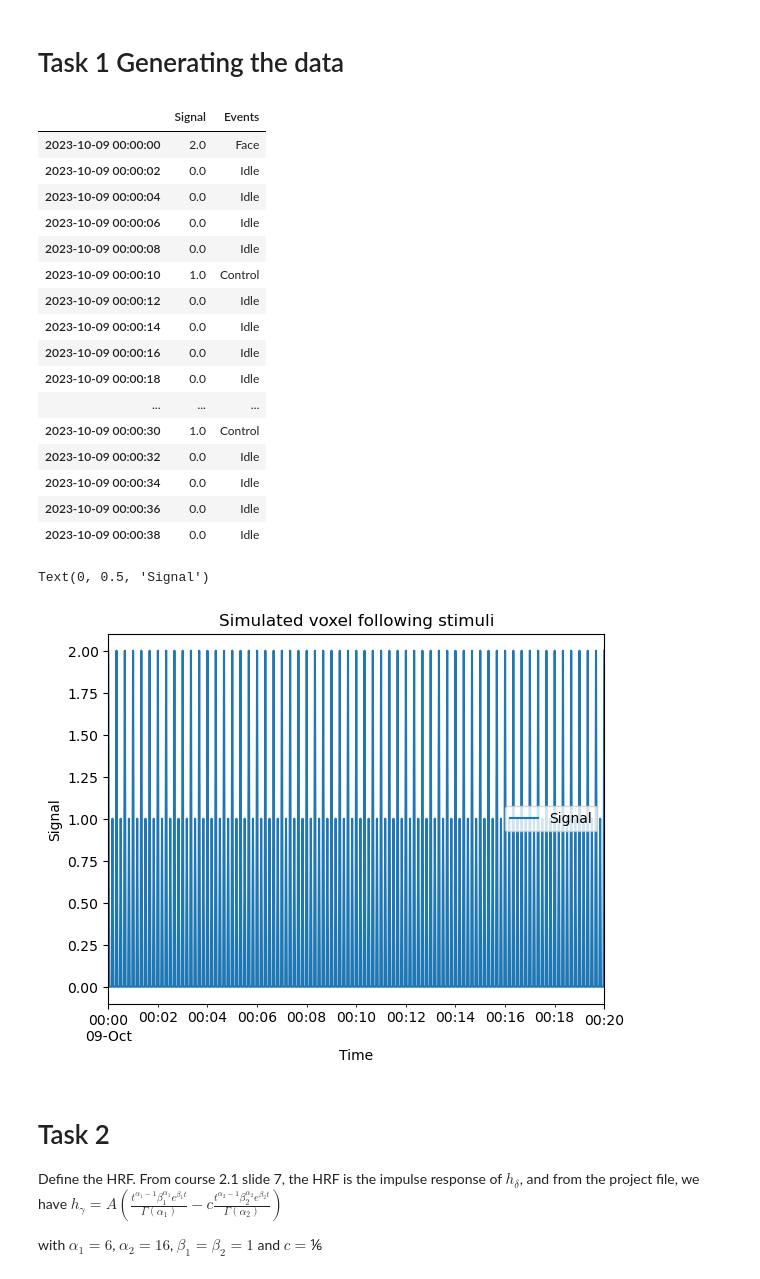
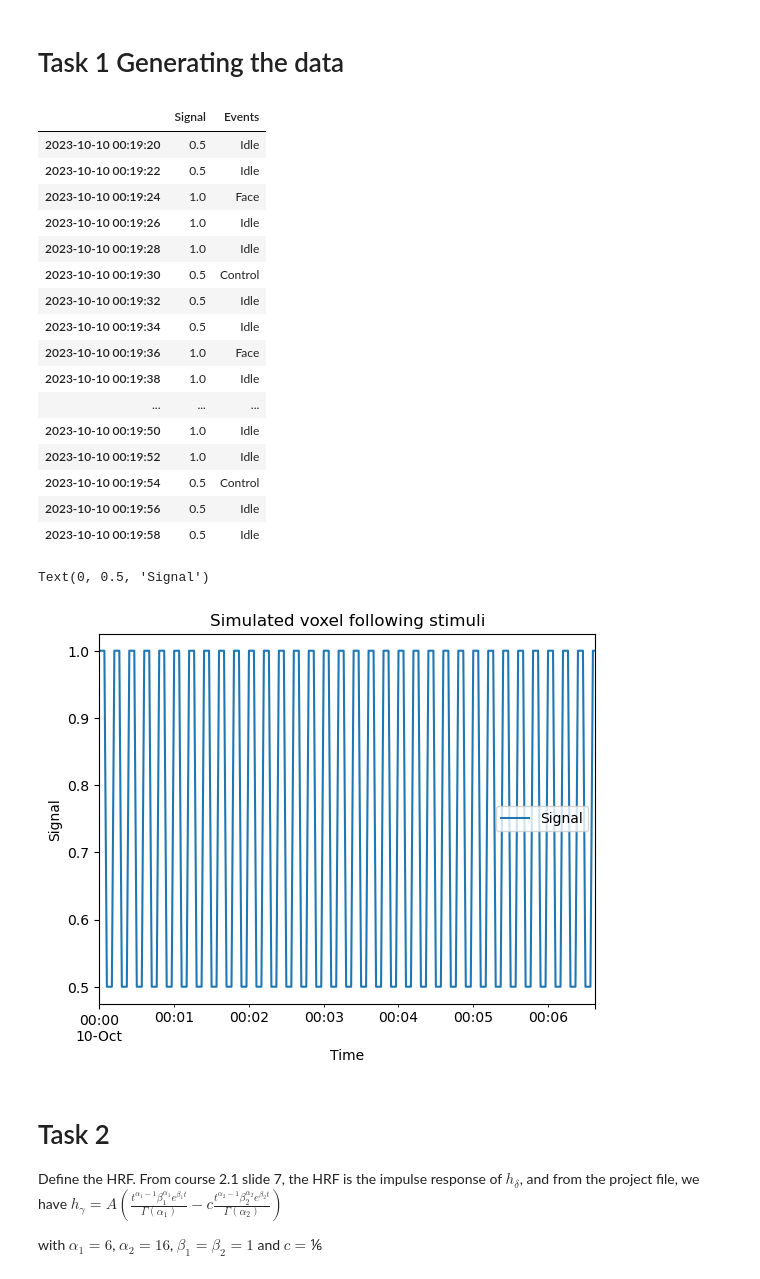
Before and after one commit to Neiizo/NSSP_421_Group_M, a Jupyter notebook: Project1/Code_project_1.ipynb, the cells around one changed output. Drawn from its saved outputs; the diff is of its cells as text; code cells hidden in the pictures.

```diff
--- a/Project1/Code_project_1.ipynb
+++ b/Project1/Code_project_1.ipynb
@@ -11,63 +11,74 @@ from datetime import timedelta
 %matplotlib inline
 # %% [markdown]
 # Task 1 Generating the data
+# %%
+def rect(t,A=1,length=1):
+    if t <= length:
+        return A
+    else:
+        return 0
 # %%
 # General variables
-duration_time = 20 # in min
+duration_time = 20 # in minutes
 TR = 2 # in sec
-time_between_events = 10 # in sec
+time_between_events = 6 # in sec
 
-# Set by donnée
-time_stimulus = 2 # sec
+events = {'Face': {'Amplitude': 1, 'Time_stimulus': 4}, # in sec
+          'Control': {'Amplitude': 1/2, 'Time_stimulus': 4}} # in sec
 
 start = pd.to_datetime('00:00:00')
 
-# Create a date range with a 2-second frequency
-date_range = pd.date_range(start=start, end=start+timedelta(minutes=duration_time), freq=str(TR)+'S')
+# Create a date range with a TR frequency
+date_range = pd.date_range(start=start, end=start+timedelta(minutes=duration_time)-timedelta(seconds=TR), freq=str(TR)+'S')
 
 # Create data to alternate between events
-time_events = pd.date_range(start=start, end=start+timedelta(minutes=duration_time), freq=str(time_between_events)+'S')
-events = ['Face', 'Control']
-list_events = [[events[i % len(events)]] for i in range(len(time_events))]
+time_events = pd.date_range(start=start, end=start+timedelta(minutes=duration_time)-timedelta(seconds=time_between_events), freq=str(time_between_events)+'S')
+list_events = [[list(events)[i % len(events)]] for i in range(len(time_events))]
 events_df = pd.DataFrame(data=list_events, index=time_events, columns=["Events"])
 
+# Create signals corresponding to events
+bank_of_signals = dict()
+for event in events:
+    bank_of_signals[event] = []
+    for t in range(0, time_between_events, TR):
+        bank_of_signals[event].append(rect(t, A=events[event]['Amplitude'], length=events[event]['Time_stimulus']))
 
-signal = np.zeros(len(date_range))
+# Create signals
+signal = np.array([])
+for event in list_events:
+    signal = np.append(signal, bank_of_signals[event[0]])
 signal = pd.DataFrame(data=signal, index=date_range, columns=["Signal"])
 # %%
 data = pd.concat([signal, events_df], axis=1)
-
-data.loc[data["Events"] == "Face", "Signal"] = 2
-data.loc[data["Events"] == "Control", "Signal"] = 1
 data.loc[data["Events"].isnull(), "Events"] = "Idle"
 
-data.head(20)
+data.tail(20)
 # %% [output]
 |  | Signal | Events |
-| 2023-10-09 00:00:00 | 2.0 | Face |
-| 2023-10-09 00:00:02 | 0.0 | Idle |
-| 2023-10-09 00:00:04 | 0.0 | Idle |
-| 2023-10-09 00:00:06 | 0.0 | Idle |
-| 2023-10-09 00:00:08 | 0.0 | Idle |
-| 2023-10-09 00:00:10 | 1.0 | Control |
-| 2023-10-09 00:00:12 | 0.0 | Idle |
-| 2023-10-09 00:00:14 | 0.0 | Idle |
-| 2023-10-09 00:00:16 | 0.0 | Idle |
-| 2023-10-09 00:00:18 | 0.0 | Idle |
+| 2023-10-10 00:19:20 | 0.5 | Idle |
+| 2023-10-10 00:19:22 | 0.5 | Idle |
+| 2023-10-10 00:19:24 | 1.0 | Face |
+| 2023-10-10 00:19:26 | 1.0 | Idle |
+| 2023-10-10 00:19:28 | 1.0 | Idle |
+| 2023-10-10 00:19:30 | 0.5 | Control |
+| 2023-10-10 00:19:32 | 0.5 | Idle |
+| 2023-10-10 00:19:34 | 0.5 | Idle |
+| 2023-10-10 00:19:36 | 1.0 | Face |
+| 2023-10-10 00:19:38 | 1.0 | Idle |
 | ... | ... | ... |
-| 2023-10-09 00:00:30 | 1.0 | Control |
-| 2023-10-09 00:00:32 | 0.0 | Idle |
-| 2023-10-09 00:00:34 | 0.0 | Idle |
-| 2023-10-09 00:00:36 | 0.0 | Idle |
-| 2023-10-09 00:00:38 | 0.0 | Idle |
+| 2023-10-10 00:19:50 | 1.0 | Idle |
+| 2023-10-10 00:19:52 | 1.0 | Idle |
+| 2023-10-10 00:19:54 | 0.5 | Control |
+| 2023-10-10 00:19:56 | 0.5 | Idle |
+| 2023-10-10 00:19:58 | 0.5 | Idle |
 # %%
-data.plot()
+data.iloc[:200].plot()
 plt.title("Simulated voxel following stimuli")
 plt.xlabel("Time")
 plt.ylabel("Signal")
 # %% [output]
 Text(0, 0.5, 'Signal')
-[figure, old version]
+[figure, new version]
 # %% [markdown]
 # Task 2
 Define the HRF. From course 2.1 slide 7, the HRF is the impulse response of $h_{\delta}$, and from the project file, we have $ h_{\gamma} = A ( \frac{t^{\alpha _1 -1} \beta _1^{\alpha_1} e^{\beta _1 t} }{\Gamma (\alpha _1)} -c \frac{t^{\alpha _2 -1} \beta _2^{\alpha_2} e^{\beta _2 t}}{\Gamma (\alpha _2)})$
```
Also changed, not shown: parts of 5 cells of this notebook.
